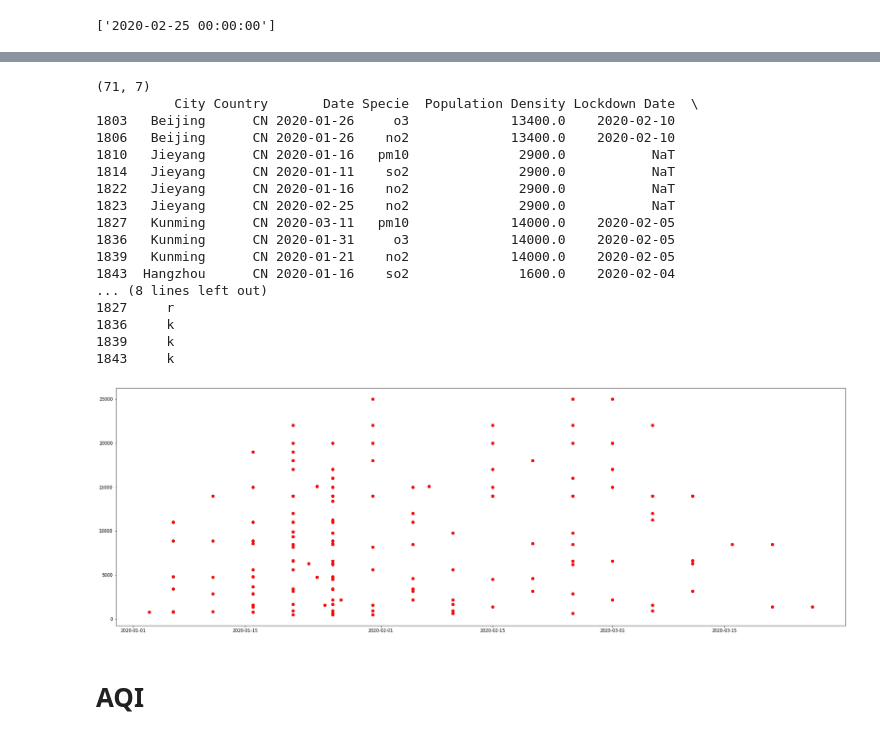
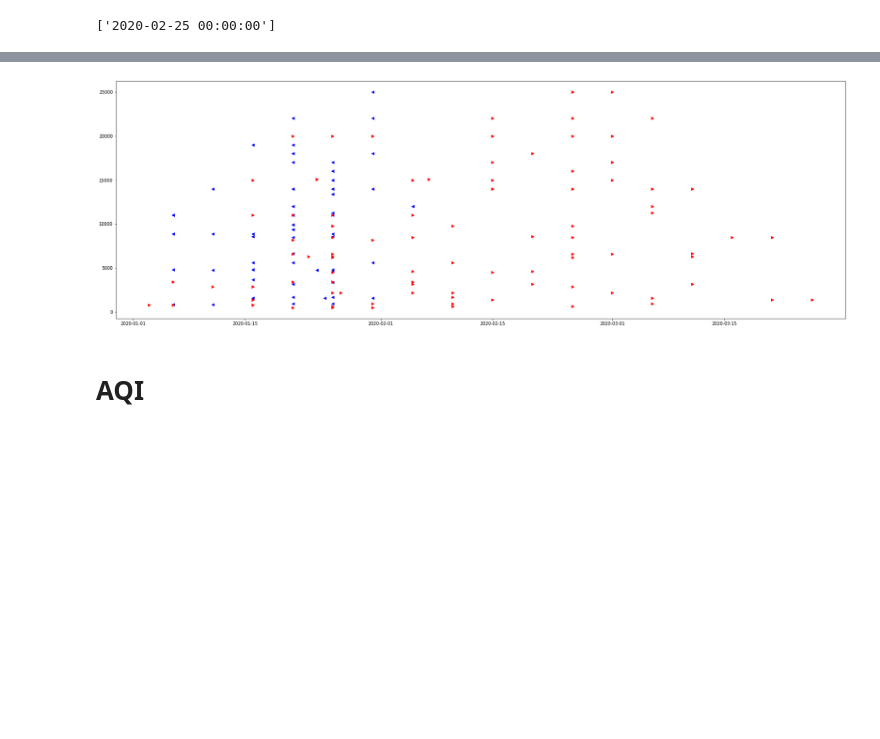
Before and after one commit to sherryxhu/Covid-Datafest-2020, a Jupyter notebook: EDA.ipynb, the cells around one changed output, grey strips where cells are left out. Drawn from its saved outputs; the diff is of its cells as text; code cells hidden in the pictures; blank space fills up the shorter version.

Commit message:
changepoint and lockdown for china

```diff
--- a/EDA.ipynb
+++ b/EDA.ipynb
@@ -172,40 +172,48 @@ list(df_final[(df_final['City']=="Manhattan")&(df_final['Specie']=="o3")]['Date'
 import numpy as np
 
 df_pop = pd.read_csv('COVID-19-data-pop.csv')
-df_pop['Lockdown date'] = df_pop['Lockdown date'].astype('datetime64[ns]')
+df_pop['Lockdown Date'] = df_pop['Lockdown date'].astype('datetime64[ns]')
 
 # df_final_pop = df_final[(df_final['Country'] == 'US') | (df_final['Country'] == 'CN')]
 # df_final_pop = df_final[df_final['Country'] == 'US']
 # df_final_pop = df_final_pop[df_final_pop['City'] != 'Manhattan']
-df_china = df_final[df_final['Country'] == 'CN']
+df_china = df_final[(df_final['Country'] == 'CN')]
 
-def get_pop_density(row):
-    population = df_pop.loc[df_pop['City'] == row['City'], 'Population density (city)'].to_numpy()
-    return population[0]
-
-def get_lockdown_date(row):
-    return df_pop.loc[df_pop['City'] == row['City'], 'Lockdown date'].to_numpy()[0]
+df_china = pd.merge(df_china, df_pop, on = "City", how = "inner")
+df_china.rename(columns={'Population density (city)':'Population Density'}, inplace=True)
 
 def compute_color(row):
-    blue = 'k'
+    blue = 'b'
     red = 'r'
     return blue if row['Date'] <= row['Lockdown Date'] else red
 
-df_china['Population Density'] = df_china.apply(get_pop_density, axis=1)
-df_china['Lockdown Date'] = df_china.apply(get_lockdown_date, axis=1)
 df_china['Color'] = df_china.apply(compute_color, axis = 1)
 
 df_china = df_china[df_china['Population Density'] < 1000000]
 
+def days_difference(row):
+    diff = row['Date'] - row['Lockdown Date']
+    return diff.days
+
+df_china['Difference'] = df_china.apply(days_difference, axis=1)
+
+print(df_china.loc[df_china['Difference'] > 0]['Difference'].describe())
+
+print(df_china.shape)
 print(df_china.loc[df_china['Date'] <= df_china['Lockdown Date']].shape)
+print(df_china.loc[df_china['Date'] > df_china['Lockdown Date']].shape)
 # print(df_final_pop.shape)
 # col = np.where(df_final_pop['Date'] <= df_final_pop['Lockdown Date'], 'b', 'r')
 # print(col.shape)
 
-print(df_final_pop.groupby('Color').head())
+# print(df_final_pop.groupby('Color').head())
 
 fig, ax1 = plt.subplots(figsize=(30,10))
+i = 0
 for pcolor, gp in df_china.groupby('Color'):
-    ax1.plot_date(df_final_pop['Date'], df_final_pop['Population Density'], color = pcolor)
+    if pcolor == 'b':
+        ax1.plot_date(gp['Date'], gp['Population Density'], c=pcolor, fmt='<')
+    if pcolor == 'r':
+        ax1.plot_date(gp['Date'], gp['Population Density'], c=pcolor, fmt='>')
 # plt.plot_date(df_final_pop['Date'], df_final_pop['Population Density'], c = df_final_pop['Color'], xdate=True, ydate=False)
 # %% [output]
@@ -230,21 +232,4 @@ See the caveats in the documentation: http://pandas.pydata.org/pandas-docs/stabl
-(71, 7)
-          City Country       Date Specie  Population Density Lockdown Date  \
-1803   Beijing      CN 2020-01-26     o3             13400.0    2020-02-10
-1806   Beijing      CN 2020-01-26    no2             13400.0    2020-02-10
-1810   Jieyang      CN 2020-01-16   pm10              2900.0           NaT
-1814   Jieyang      CN 2020-01-11    so2              2900.0           NaT
-1822   Jieyang      CN 2020-01-16    no2              2900.0           NaT
-1823   Jieyang      CN 2020-02-25    no2              2900.0           NaT
-1827   Kunming      CN 2020-03-11   pm10             14000.0    2020-02-05
-1836   Kunming      CN 2020-01-31     o3             14000.0    2020-02-05
-1839   Kunming      CN 2020-01-21    no2             14000.0    2020-02-05
-1843  Hangzhou      CN 2020-01-16    so2              1600.0    2020-02-04
-... (8 lines left out)
-1827     r
-1836     k
-1839     k
-1843     k
-[figure, old version]
+[figure, new version]
 # %% [markdown]
 # AQI
 # %%
```
Also changed, not shown: parts of 1 cell of this notebook.
